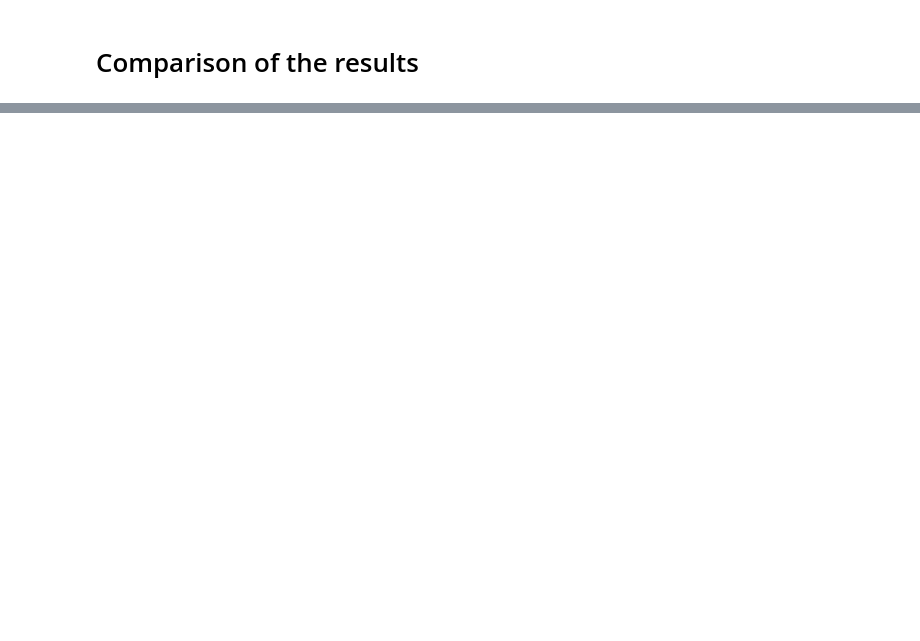
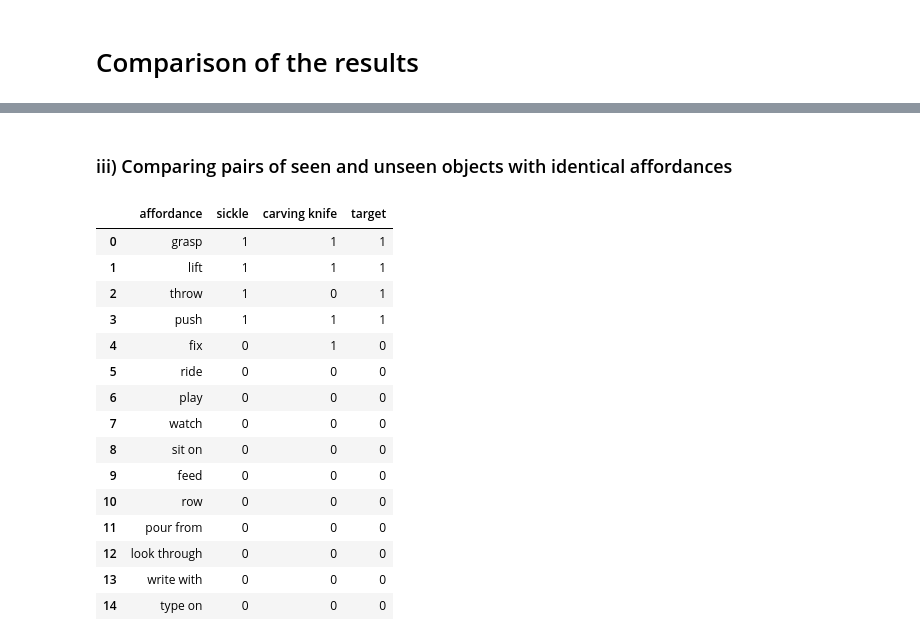
Before and after one commit to boattown/aics-course-project, a Jupyter notebook: code/test.ipynb, the cells around one changed output, grey strips where cells are left out. Drawn from its saved outputs; the diff is of its cells as text; code cells hidden in the pictures; blank space fills up the shorter version.

```diff
--- a/code/test.ipynb
+++ b/code/test.ipynb
@@ -509,0 +419,40 @@ df_results
+# %% [markdown]
+### iii) Comparing pairs of seen and unseen objects with identical affordances
+# %%
+with torch.no_grad():
+
+    bert_sickle = []
+    bert_carving_knife = []
+    bert_banjo = []
+    bert_guitar = []
+    bert_small_boat = []
+    bert_kayak = []
+
+    carving_knife = df.iloc[7]
+    sickle = df.iloc[57]
+    banjo = df.iloc[40]
+    guitar = df.iloc[18]
+    small_boat = df.iloc[30]
+    kayak = df.iloc[51]
+
+    for affordance in unique_affordances:
+        output = bert_probe(bert_word_to_embedding['sickle'].unsqueeze(0).to(device), bert_word_to_embedding[affordance].unsqueeze(0).to(device))
+        bert_sickle.append(torch.argmax(output).item())
+        output = bert_probe(bert_word_to_embedding['carving knife'].unsqueeze(0).to(device), bert_word_to_embedding[affordance].unsqueeze(0).to(device))
+        bert_carving_knife.append(torch.argmax(output).item())
+
+    for affordance in unique_affordances:
+        output = bert_probe(bert_word_to_embedding['banjo'].unsqueeze(0).to(device), bert_word_to_embedding[affordance].unsqueeze(0).to(device))
+        bert_banjo.append(torch.argmax(output).item())
+        output = bert_probe(bert_word_to_embedding['guitar'].unsqueeze(0).to(device), bert_word_to_embedding[affordance].unsqueeze(0).to(device))
+        bert_guitar.append(torch.argmax(output).item())
+
+    for affordance in unique_affordances:
+        output = bert_probe(bert_word_to_embedding['small boat'].unsqueeze(0).to(device), bert_word_to_embedding[affordance].unsqueeze(0).to(device))
+        bert_small_boat.append(torch.argmax(output).item())
+        output = bert_probe(bert_word_to_embedding['kayak'].unsqueeze(0).to(device), bert_word_to_embedding[affordance].unsqueeze(0).to(device))
+        bert_kayak.append(torch.argmax(output).item())
+
+bert_results1 = pd.DataFrame({'affordance':unique_affordances,'sickle':bert_sickle, 'carving knife':bert_carving_knife, 'target':list(sickle)[2:]})
+bert_results2 = pd.DataFrame({'affordance':unique_affordances,'banjo':bert_banjo, 'guitar':bert_guitar, 'target':list(guitar)[2:]})
+bert_results3 = pd.DataFrame({'affordance':unique_affordances,'small boat':bert_small_boat, 'kayak':bert_kayak, 'target':list(kayak)[2:]})
@@ -509,0 +497,19 @@ df_results
+# %%
+bert_results1
+# %% [output]
+|  | affordance | sickle | carving knife | target |
+| 0 | grasp | 1 | 1 | 1 |
+| 1 | lift | 1 | 1 | 1 |
+| 2 | throw | 1 | 0 | 1 |
+| 3 | push | 1 | 1 | 1 |
+| 4 | fix | 0 | 1 | 0 |
+| 5 | ride | 0 | 0 | 0 |
+| 6 | play | 0 | 0 | 0 |
+| 7 | watch | 0 | 0 | 0 |
+| 8 | sit on | 0 | 0 | 0 |
+| 9 | feed | 0 | 0 | 0 |
+| 10 | row | 0 | 0 | 0 |
+| 11 | pour from | 0 | 0 | 0 |
+| 12 | look through | 0 | 0 | 0 |
+| 13 | write with | 0 | 0 | 0 |
+| 14 | type on | 0 | 0 | 0 |
```
Also changed, not shown: parts of 25 cells of this notebook, 1 other file.
